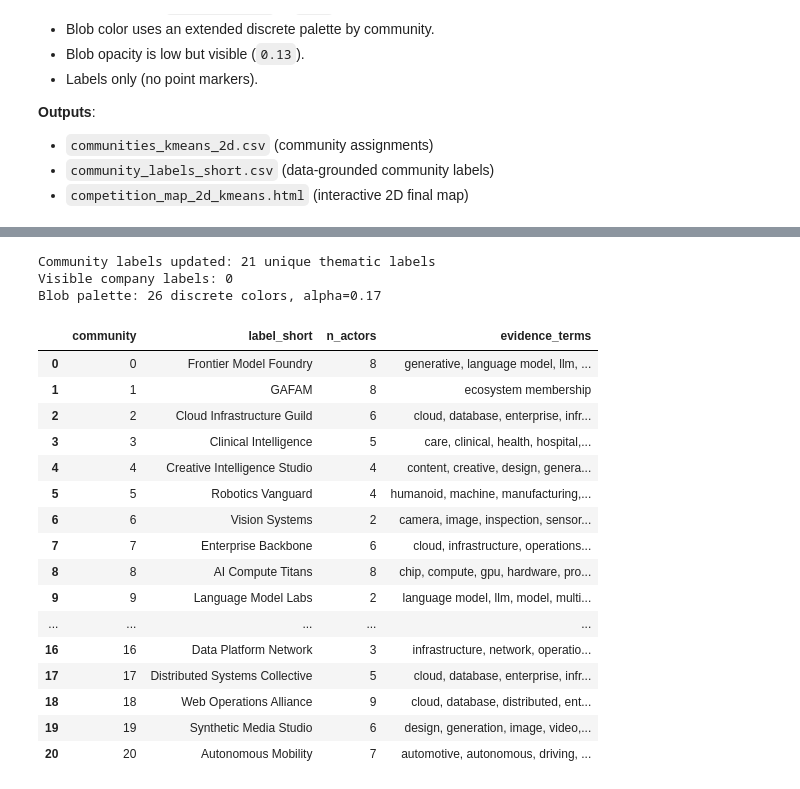
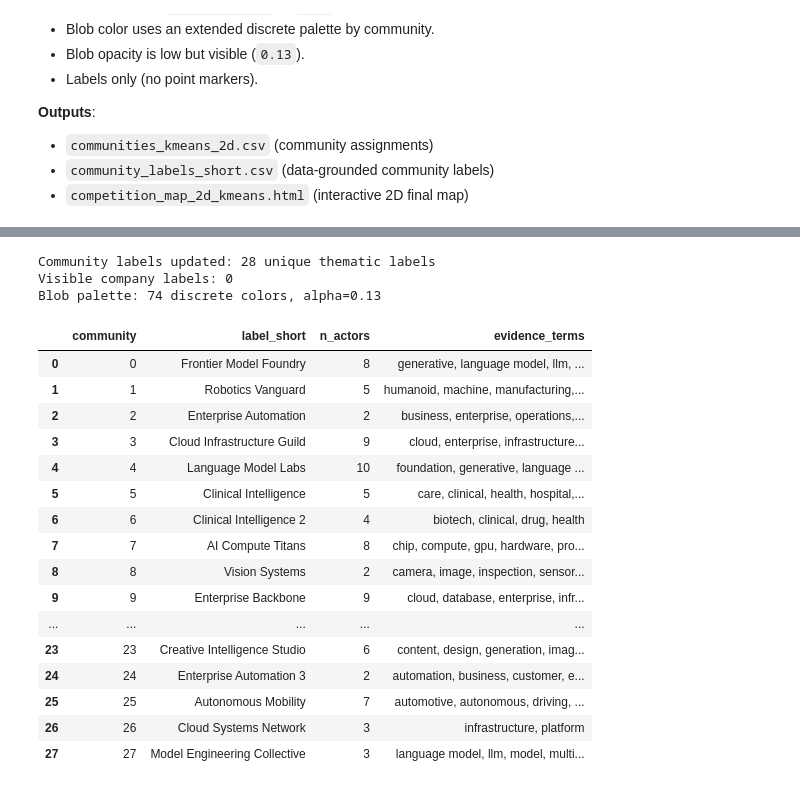
Before and after one commit to BenaventC/AInetworks, a Jupyter notebook: analyses/competition_analysis.ipynb, the cells around one changed output, grey strips where cells are left out. Saved outputs shown, nothing was run; the diff lists cells and outputs as text; code cells hidden in the pictures.

```diff
--- a/analyses/competition_analysis.ipynb
+++ b/analyses/competition_analysis.ipynb
@@ -0,0 +34,22 @@
+# %%
+import sqlite3
+import re
+from pathlib import Path
+
+import numpy as np
+import pandas as pd
+from sklearn.manifold import TSNE
+from sklearn.preprocessing import normalize
+
+ROOT        = Path(__file__).parent.parent if "__file__" in dir() else Path().resolve().parent
+DB_PATH     = ROOT / "database.db"
+EXPORTS_DIR = ROOT / "analyses" / "exports"
+EXPORTS_DIR.mkdir(parents=True, exist_ok=True)
+
+COL_NAME        = "name"
+COL_SECTOR      = "sector"
+COL_COMPETITORS = "main_competitors"
+RANDOM_SEED     = 42
+
+print(f"Base: {DB_PATH}")
+print(f"Exports: {EXPORTS_DIR}")
@@ -1661,20 +1813,12 @@ THEME_VARIANTS = {
 }
 
 GAFAM_ACTORS = {"Google", "Alphabet", "Microsoft", "Amazon", "Apple", "Meta"}
-# Terrain-inspired palette (high-contrast cartographic style).
-EXTENDED_PALETTE = [
-    "#0B4F8A", "#1E6FA8", "#3F8FC1",
-    "#A56A2A", "#C08B4A",
-    "#7B8F2A", "#5E7F1B", "#466317",
-    "#2F4F1F", "#1F3B12",
-    "#6F4E37", "#8B6B4A",
-    "#B8A089", "#EADCCB",
-    "#4D7A6B", "#3F6659", "#7E8F54",
-    "#5B6E1D", "#70851F", "#8EA02A",
-    "#9BAF5E", "#B9C983", "#D6E2AE",
-    "#4E6272", "#627987", "#7E939C",
-]
-BLOB_FILL_ALPHA = 0.17
+EXTENDED_PALETTE = list(dict.fromkeys(
+    px.colors.qualitative.Alphabet
+    + px.colors.qualitative.Dark24
+    + px.colors.qualitative.Light24
+) )
+BLOB_FILL_ALPHA = 0.13
 
 def _community_theme(sub: pd.DataFrame) -> tuple[str, str]:
     members = set(sub["actor"].astype(str))
@@ -1873,50 +2017,50 @@ fig_louvain.add_trace(
         showlegend=False,
     )
 )
 
 x_padding = (df_cluster_labels["x"].max() - df_cluster_labels["x"].min()) * 0.08
 y_padding = (df_cluster_labels["y"].max() - df_cluster_labels["y"].min()) * 0.08
 fig_louvain.update_xaxes(range=[
     float(df_cluster_labels["x"].min() - x_padding),
     float(df_cluster_labels["x"].max() + x_padding),
 ])
 fig_louvain.update_yaxes(range=[
     float(df_cluster_labels["y"].min() - y_padding),
     float(df_cluster_labels["y"].max() + y_padding),
 ])
 
 fig_louvain.write_html(str(fig_louvain_html))
 try:
     fig_louvain.write_image(str(png_path), width=1400, height=1100, scale=2)
 except Exception as exc:
     print(f"PNG export skipped ({type(exc).__name__}): {exc}")
 
 print(f"Community labels updated: {len(community_annotations)} unique thematic labels")
 print("Visible company labels: 0")
 print(f"Blob palette: {len(EXTENDED_PALETTE)} discrete colors, alpha={BLOB_FILL_ALPHA:.2f}")
 display(community_annotations[["community", "label_short", "n_actors", "evidence_terms"]])
 fig_louvain.show()
 # %% [output]
-Community labels updated: 21 unique thematic labels
+Community labels updated: 28 unique thematic labels
 Visible company labels: 0
-Blob palette: 26 discrete colors, alpha=0.17
+Blob palette: 74 discrete colors, alpha=0.13
 |  | community | label_short | n_actors | evidence_terms |
 | 0 | 0 | Frontier Model Foundry | 8 | generative, language model, llm, ... |
-| 1 | 1 | GAFAM | 8 | ecosystem membership |
-| 2 | 2 | Cloud Infrastructure Guild | 6 | cloud, database, enterprise, infr... |
-| 3 | 3 | Clinical Intelligence | 5 | care, clinical, health, hospital,... |
-| 4 | 4 | Creative Intelligence Studio | 4 | content, creative, design, genera... |
-| 5 | 5 | Robotics Vanguard | 4 | humanoid, machine, manufacturing,... |
-| 6 | 6 | Vision Systems | 2 | camera, image, inspection, sensor... |
-| 7 | 7 | Enterprise Backbone | 6 | cloud, infrastructure, operations... |
-| 8 | 8 | AI Compute Titans | 8 | chip, compute, gpu, hardware, pro... |
-| 9 | 9 | Language Model Labs | 2 | language model, llm, model, multi... |
+| 1 | 1 | Robotics Vanguard | 5 | humanoid, machine, manufacturing,... |
+| 2 | 2 | Enterprise Automation | 2 | business, enterprise, operations,... |
+| 3 | 3 | Cloud Infrastructure Guild | 9 | cloud, enterprise, infrastructure... |
+| 4 | 4 | Language Model Labs | 10 | foundation, generative, language ... |
+| 5 | 5 | Clinical Intelligence | 5 | care, clinical, health, hospital,... |
+| 6 | 6 | Clinical Intelligence 2 | 4 | biotech, clinical, drug, health |
+| 7 | 7 | AI Compute Titans | 8 | chip, compute, gpu, hardware, pro... |
+| 8 | 8 | Vision Systems | 2 | camera, image, inspection, sensor... |
+| 9 | 9 | Enterprise Backbone | 9 | cloud, database, enterprise, infr... |
 | ... | ... | ... | ... | ... |
-| 16 | 16 | Data Platform Network | 3 | infrastructure, network, operatio... |
-| 17 | 17 | Distributed Systems Collective | 5 | cloud, database, enterprise, infr... |
-| 18 | 18 | Web Operations Alliance | 9 | cloud, database, distributed, ent... |
-| 19 | 19 | Synthetic Media Studio | 6 | design, generation, image, video,... |
-| 20 | 20 | Autonomous Mobility | 7 | automotive, autonomous, driving, ... |
+| 23 | 23 | Creative Intelligence Studio | 6 | content, design, generation, imag... |
+| 24 | 24 | Enterprise Automation 3 | 2 | automation, business, customer, e... |
+| 25 | 25 | Autonomous Mobility | 7 | automotive, autonomous, driving, ... |
+| 26 | 26 | Cloud Systems Network | 3 | infrastructure, platform |
+| 27 | 27 | Model Engineering Collective | 3 | language model, llm, model, multi... |
 # %%
 # Restore company labels, enlarge max company label size, and color by country buckets.
 LABEL_TEXT_ALPHA = 0.92
```
Also changed, not shown: parts of 19 cells of this notebook, 4 other files.
